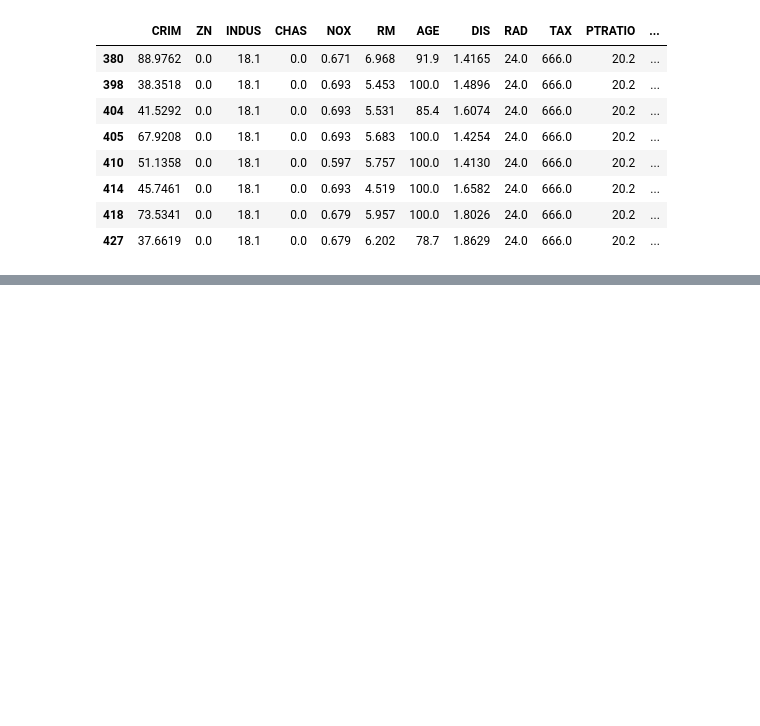
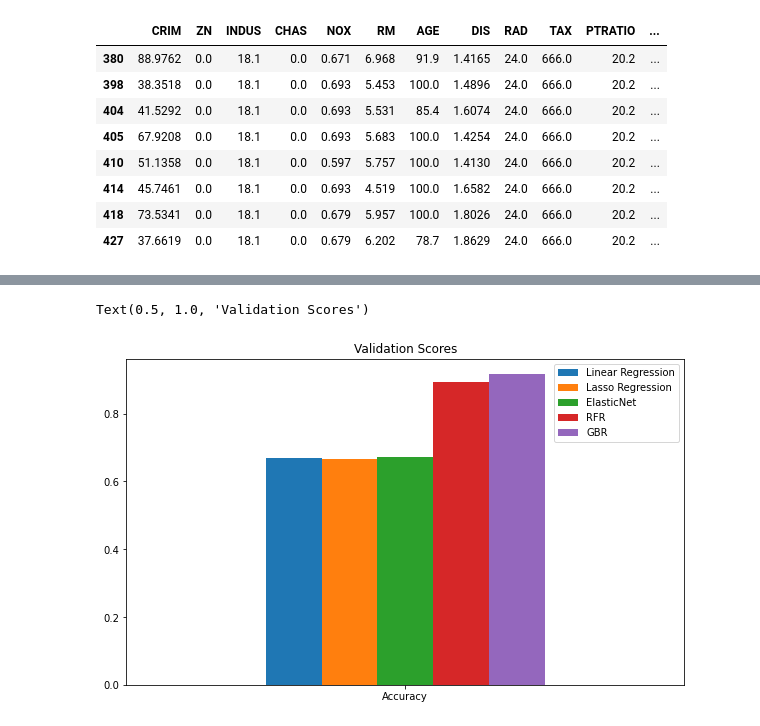
Before and after one commit to adithiya20/Machine_Learning, a Jupyter notebook: Boston Dataset Project.ipynb, the cells around one changed output, grey strips where cells are left out. Drawn from its saved outputs; the diff is of its cells as text; code cells hidden in the pictures; blank space fills up the shorter version.

```diff
--- a/Boston Dataset Project.ipynb
+++ b/Boston Dataset Project.ipynb
@@ -234,0 +314,8 @@ for x in df.columns:
+# %%
+model_test_compare=pd.DataFrame(validation_scores, index=["Accuracy"])
+model_test_compare.plot(kind="bar", figsize=(10,6))
+plt.xticks(rotation=0)
+plt.title("Validation Scores")
+# %% [output]
+Text(0.5, 1.0, 'Validation Scores')
+[figure, added]
```
Also changed, not shown: parts of 26 cells of this notebook.
